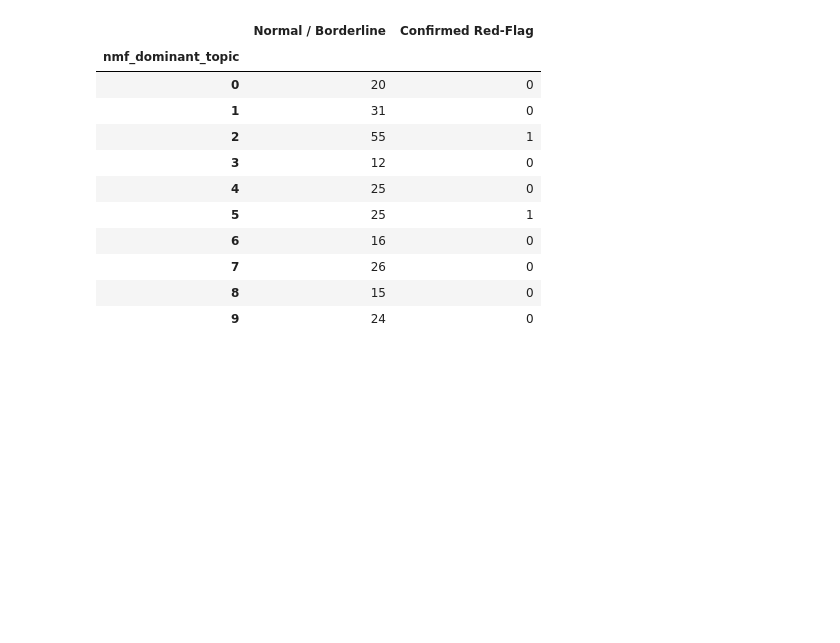
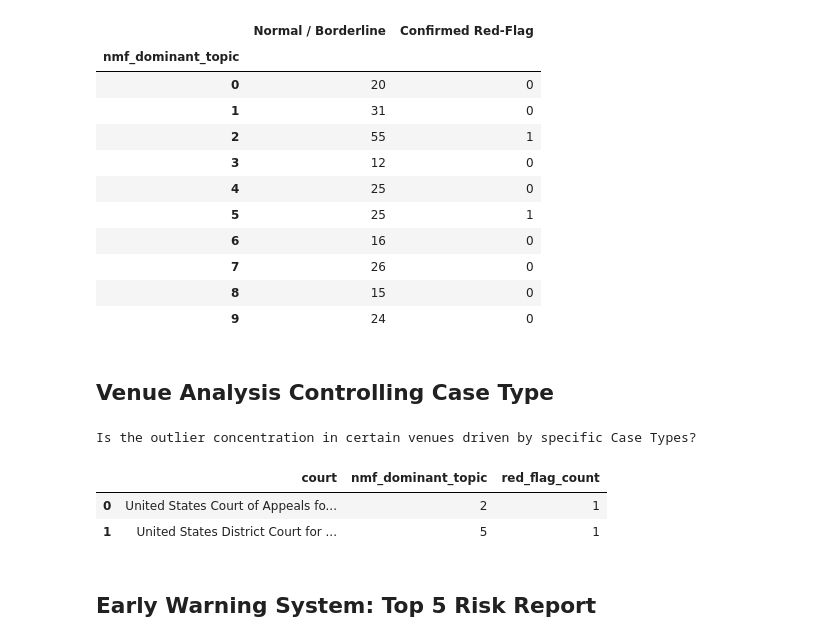
Before and after one commit to mqanaq/BA820-B1-Team13, a Jupyter notebook: Suji/Suji_Kim_BA820_M4.ipynb, the cells around one changed output. Drawn from its saved outputs; the diff is of its cells as text; code cells hidden in the pictures; blank space fills up the shorter version.

```diff
--- a/Suji/Suji_Kim_BA820_M4.ipynb
+++ b/Suji/Suji_Kim_BA820_M4.ipynb
@@ -501,3 +501,17 @@ display(topic_outlier_crosstab)
 | 7 | 26 | 0 |
 | 8 | 15 | 0 |
 | 9 | 24 | 0 |
+# %% [markdown]
+## Venue Analysis Controlling Case Type
+# %%
+print("\nIs the outlier concentration in certain venues driven by specific Case Types?")
+# Red flag occurrence status by court and topic
+venue_topic_risk = fair_use_findings[fair_use_findings['is_strong_outlier'] == True].groupby(['court', 'nmf_dominant_topic']).size().reset_index(name='red_flag_count')
+display(venue_topic_risk.sort_values(by='red_flag_count', ascending=False).head(10))
+# %% [output]
+Is the outlier concentration in certain venues driven by specific Case Types?
+|  | court | nmf_dominant_topic | red_flag_count |
+| 0 | United States Court of Appeals fo... | 2 | 1 |
+| 1 | United States District Court for ... | 5 | 1 |
+# %% [markdown]
+## Early Warning System: Top 5 Risk Report
```
Also changed, not shown: parts of 2 cells of this notebook.
